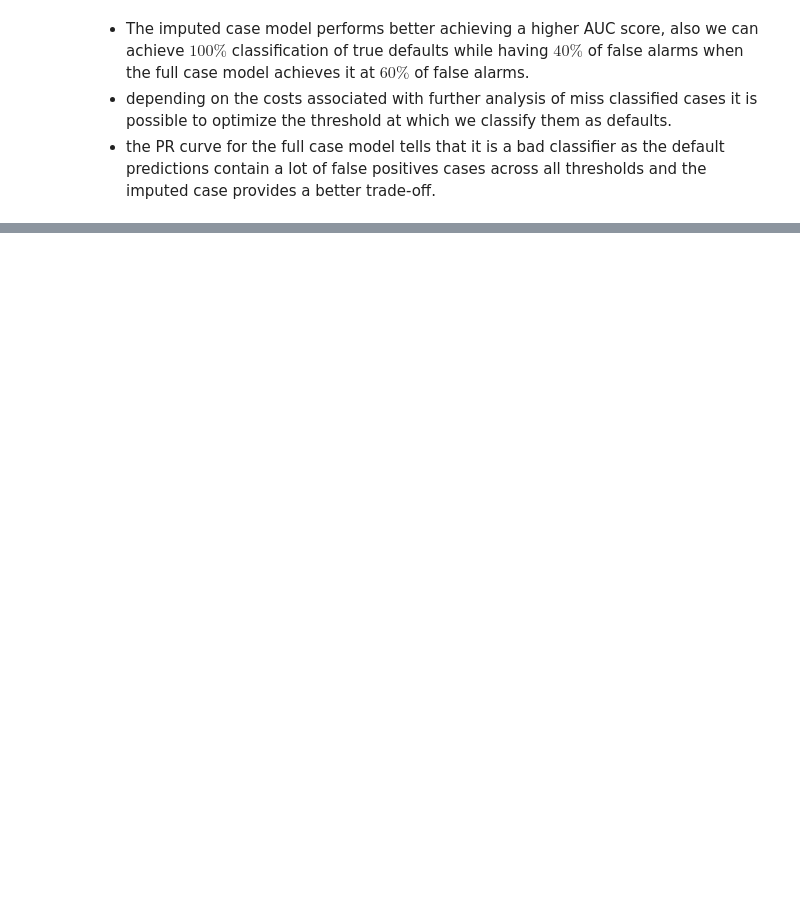
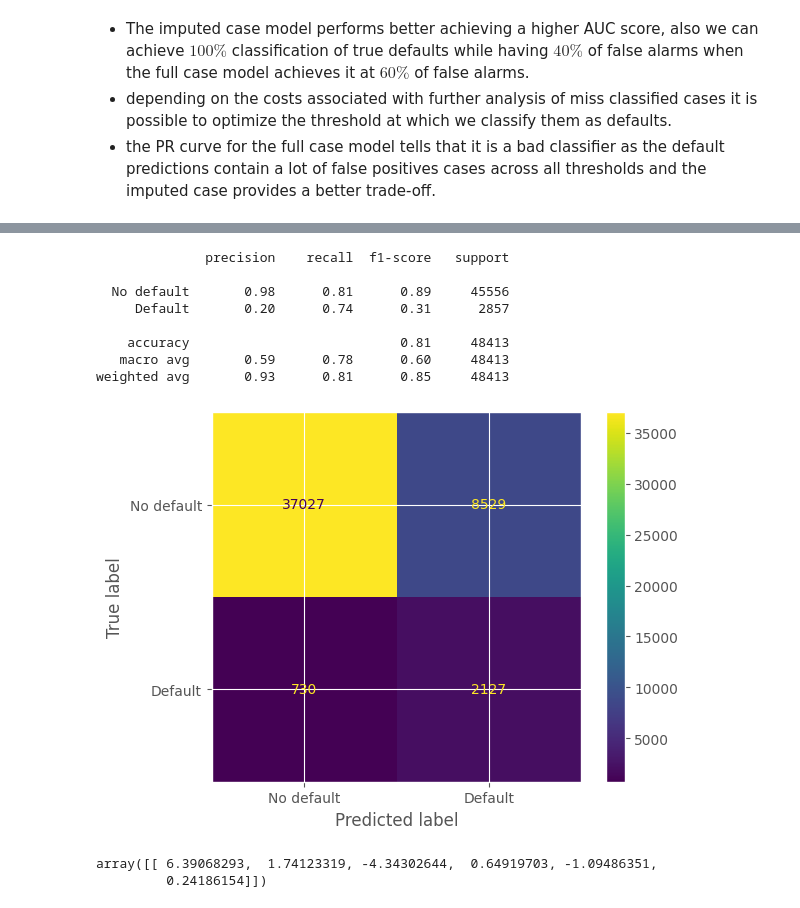
Before and after one commit to CptQuak/ing_lionsden, a Jupyter notebook: modeling.ipynb, the cells around one changed output, grey strips where cells are left out. Saved outputs shown, nothing was run; the diff lists cells and outputs as text; code cells hidden in the pictures; blank space fills up the shorter version.

```diff
--- a/modeling.ipynb
+++ b/modeling.ipynb
@@ -225,0 +254,22 @@ X_best.to_csv('data/df_best.csv')
+# %%
+df = pd.read_csv('data/df_imputed.csv', index_col=0)
+X, default, X_train, X_test, y_train, y_test = split_data(df)
+
+# first 10 from feature importance and then selecting out the correlated ones
+x_subset_3 = sorted_idx2[:10][[0, 2, 3, 5, 8, 9]].tolist()
+clf_lr_imp, pred_lr = train_lr(X_train, x_subset_3, y_train, y_test)
+# %% [output]
+              precision    recall  f1-score   support
+
+  No default       0.98      0.81      0.89     45556
+     Default       0.20      0.74      0.31      2857
+
+    accuracy                           0.81     48413
+   macro avg       0.59      0.78      0.60     48413
+weighted avg       0.93      0.81      0.85     48413
+[figure, added]
+# %%
+clf_lr_dc.coef_
+# %% [output]
+array([[ 6.39068293,  1.74123319, -4.34302644,  0.64919703, -1.09486351,
+         0.24186154]])
```
Also changed, not shown: parts of 13 cells of this notebook, 1 other file.
